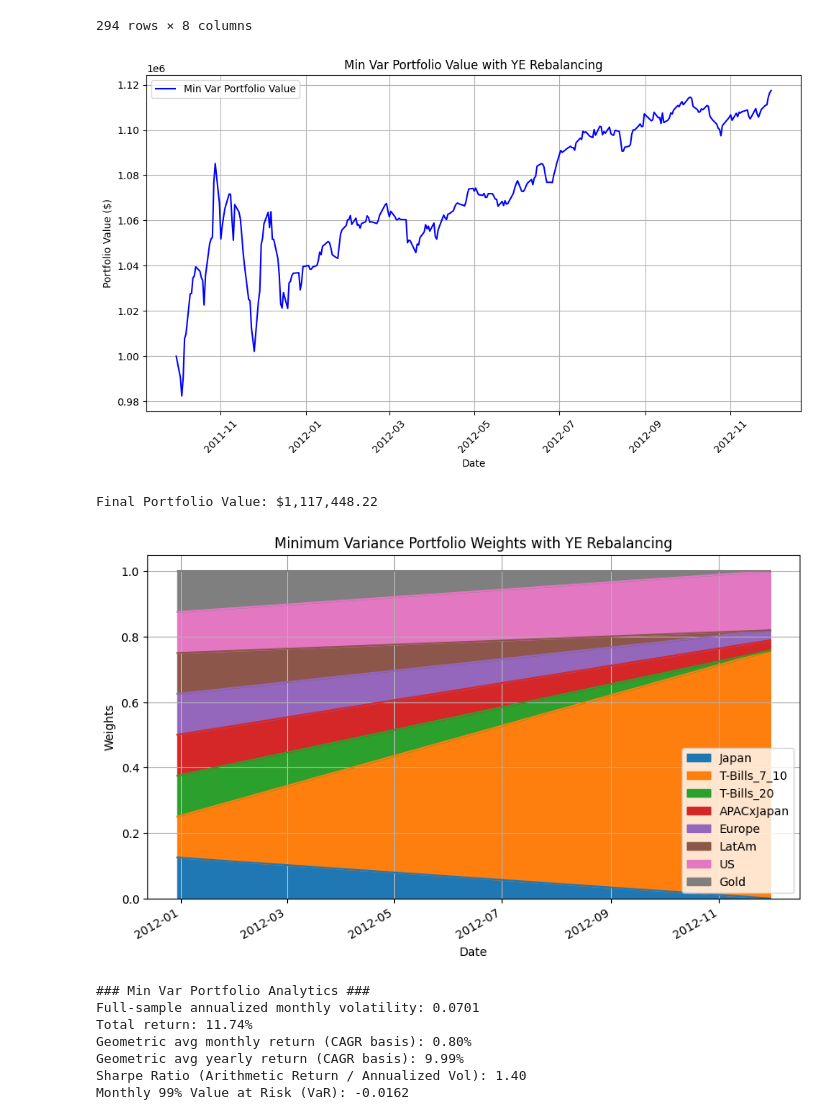
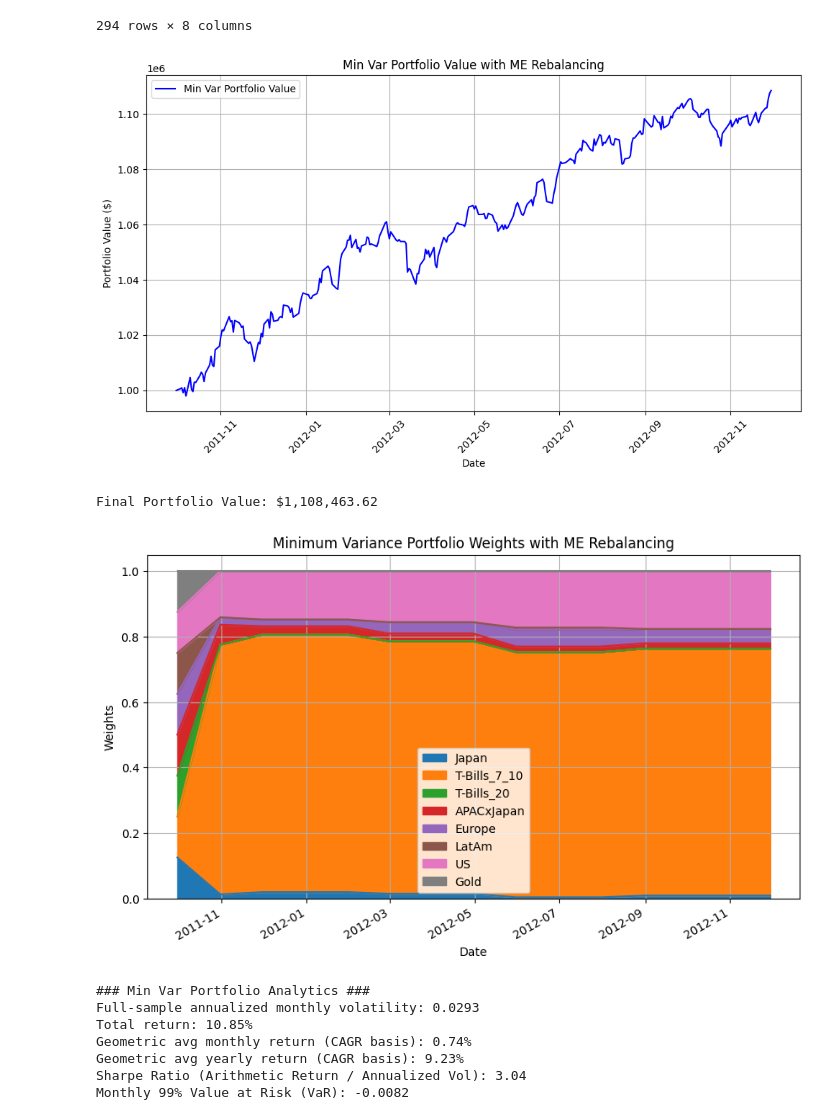
Before and after one commit to plaishev/asset_mgmt_seminar, a Jupyter notebook: Min_Var_Simulations/Min_Var_high_2011_2012.ipynb, the cells around one changed output. Drawn from its saved outputs; the diff is of its cells as text; code cells hidden in the pictures.

```diff
--- a/Min_Var_Simulations/Min_Var_high_2011_2012.ipynb
+++ b/Min_Var_Simulations/Min_Var_high_2011_2012.ipynb
@@ -165,37 +165,37 @@ def min_variance_portfolio(returns, rebalance_frequency, initial_investment=1e6)
             daily_ret = (returns.loc[today] * w0).sum()
             portfolio_value.loc[today] = portfolio_value.loc[yesterday] * (1 + daily_ret)
 
     return portfolio_value, portfolio_weights
 
 #### Actual Fuction Call ####
 
-rebalance_frequency = 'YE'  # ME = monthly, QE = quarterly, YE = yearly
+rebalance_frequency = 'ME'  # ME = monthly, QE = quarterly, YE = yearly
 portfolio_value, portfolio_weights = min_variance_portfolio(returns, rebalance_frequency)
 
 # Plot the portfolio value over time
 plt.figure(figsize=(10, 6))
 plt.plot(portfolio_value, label='Min Var Portfolio Value', color='blue')
 plt.title(f'Min Var Portfolio Value with {rebalance_frequency} Rebalancing')
 plt.xlabel('Date')
 plt.ylabel('Portfolio Value ($)')
 plt.legend()
 plt.grid(True)
 plt.xticks(rotation=45)
 plt.tight_layout()
 plt.show()
 print(f"Final Portfolio Value: ${portfolio_value.iloc[-1]:,.2f}")
 
 # Plot the portfolio weights over time
 portfolio_weights.plot(figsize=(10, 6), kind='area', stacked=True)
 plt.title(f'Minimum Variance Portfolio Weights with {rebalance_frequency} Rebalancing')
 plt.xlabel('Date')
 plt.ylabel('Weights')
 plt.grid(True)
 plt.show()
 # %% [output]
-[figure, old version]
+[figure, new version]
-Final Portfolio Value: $1,117,448.22
+Final Portfolio Value: $1,108,463.62
-[figure, old version]
+[figure, new version]
 # %%
 #### Min Var Portfolio Analytics #### ver 2.2
 
@@ -236,9 +236,9 @@ print(f"Sharpe Ratio (Arithmetic Return / Annualized Vol): {sharpe_ratio_minvar:
 print(f"Monthly 99% Value at Risk (VaR): {VaR_99_minvar:.4f}")
 # %% [output]
 ### Min Var Portfolio Analytics ###
-Full-sample annualized monthly volatility: 0.0701
-Total return: 11.74%
-Geometric avg monthly return (CAGR basis): 0.80%
-Geometric avg yearly return (CAGR basis): 9.99%
-Sharpe Ratio (Arithmetic Return / Annualized Vol): 1.40
-Monthly 99% Value at Risk (VaR): -0.0162
+Full-sample annualized monthly volatility: 0.0293
+Total return: 10.85%
+Geometric avg monthly return (CAGR basis): 0.74%
+Geometric avg yearly return (CAGR basis): 9.23%
+Sharpe Ratio (Arithmetic Return / Annualized Vol): 3.04
+Monthly 99% Value at Risk (VaR): -0.0082
```
Also changed, not shown: 18 other files.
